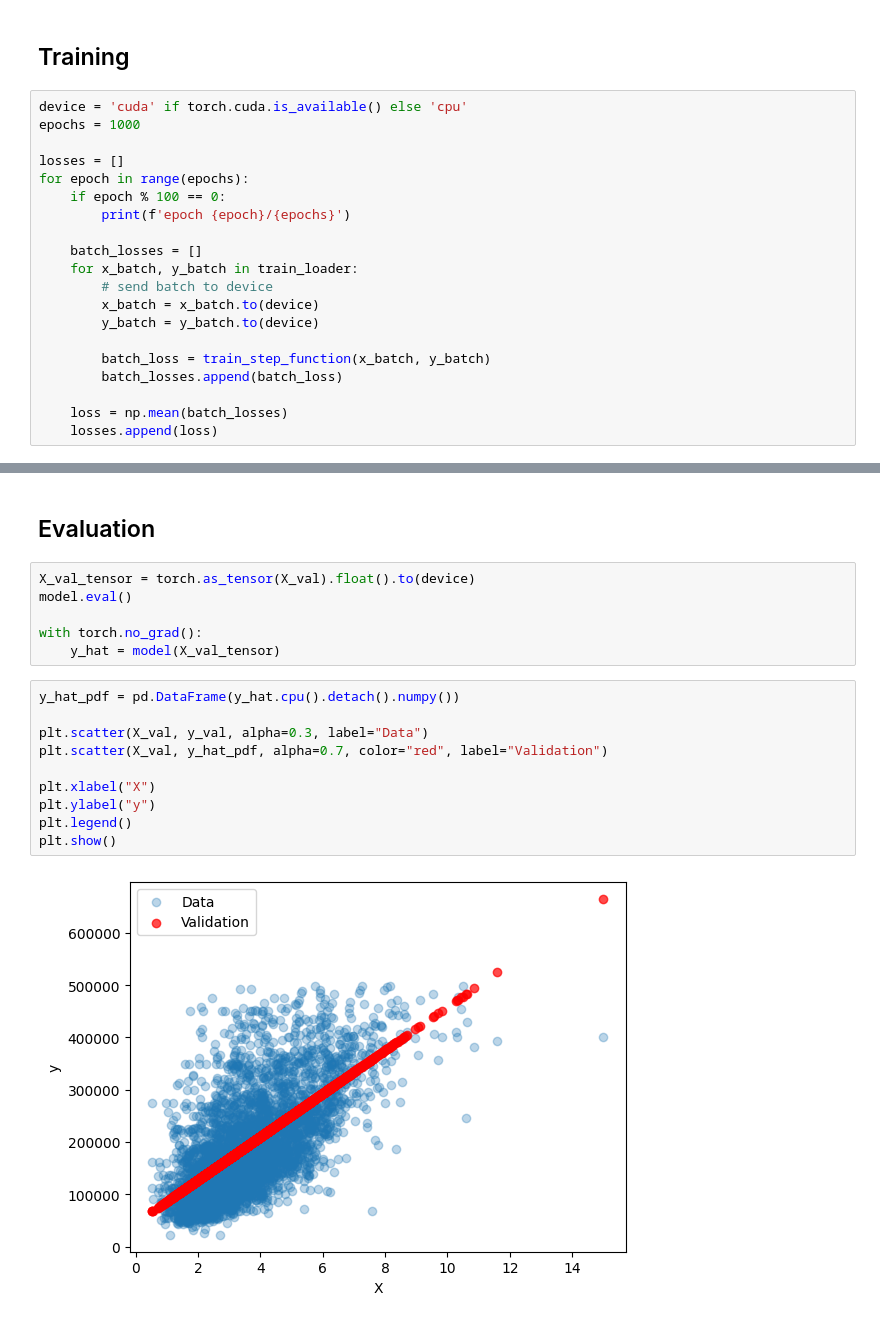
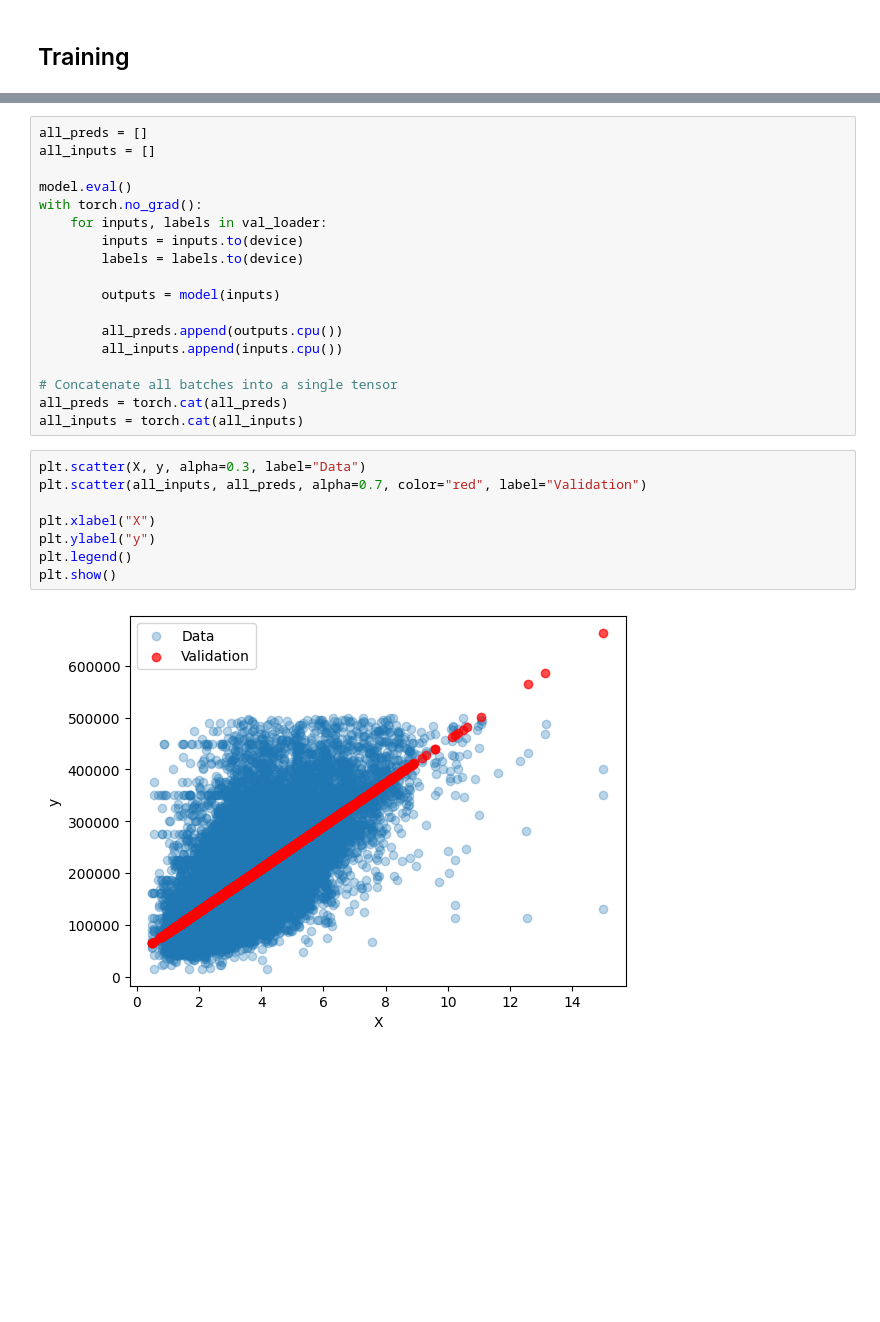
Before and after one commit to HananehMoballeghtohid/DeepLearningStepByStep, a Jupyter notebook: CaliforniaHousingPrices.ipynb, the cells around one changed output, grey strips where cells are left out. Saved outputs shown, nothing was run; the diff lists cells and outputs as text; blank space fills up the shorter version.

Commit message:
add validation loader

```diff
--- a/CaliforniaHousingPrices.ipynb
+++ b/CaliforniaHousingPrices.ipynb
@@ -83,22 +108,2 @@ train_step_function
 # %% [markdown]
 ## Training
-# %%
-device = 'cuda' if torch.cuda.is_available() else 'cpu'
-epochs = 1000
-
-losses = []
-for epoch in range(epochs):
-    if epoch % 100 == 0:
-        print(f'epoch {epoch}/{epochs}')
-
-    batch_losses = []
-    for x_batch, y_batch in train_loader:
-        # send batch to device
-        x_batch = x_batch.to(device)
-        y_batch = y_batch.to(device)
-
-        batch_loss = train_step_function(x_batch, y_batch)
-        batch_losses.append(batch_loss)
-
-    loss = np.mean(batch_losses)
-    losses.append(loss)
@@ -131,20 +144,28 @@ OrderedDict([('0.weight', tensor([[41314.6914]], device='cuda:0')), ('0.bias', t
-# %% [markdown]
-## Evaluation
-# %%
-X_val_tensor = torch.as_tensor(X_val).float().to(device)
-model.eval()
-
-with torch.no_grad():
-    y_hat = model(X_val_tensor)
+# %%
+all_preds = []
+all_inputs = []
+
+model.eval()
+with torch.no_grad():
+    for inputs, labels in val_loader:
+        inputs = inputs.to(device)
+        labels = labels.to(device)
+
+        outputs = model(inputs)
+
+        all_preds.append(outputs.cpu())
+        all_inputs.append(inputs.cpu())
+
+# Concatenate all batches into a single tensor
+all_preds = torch.cat(all_preds)
+all_inputs = torch.cat(all_inputs)
 # %%
-y_hat_pdf = pd.DataFrame(y_hat.cpu().detach().numpy())
-
-plt.scatter(X_val, y_val, alpha=0.3, label="Data")
-plt.scatter(X_val, y_hat_pdf, alpha=0.7, color="red", label="Validation")
+plt.scatter(X, y, alpha=0.3, label="Data")
+plt.scatter(all_inputs, all_preds, alpha=0.7, color="red", label="Validation")
 
 plt.xlabel("X")
 plt.ylabel("y")
 plt.legend()
 plt.show()
 # %% [output]
-[figure, old version]
+[figure, new version]
```
Also changed, not shown: parts of 22 cells of this notebook, 7 other files.
